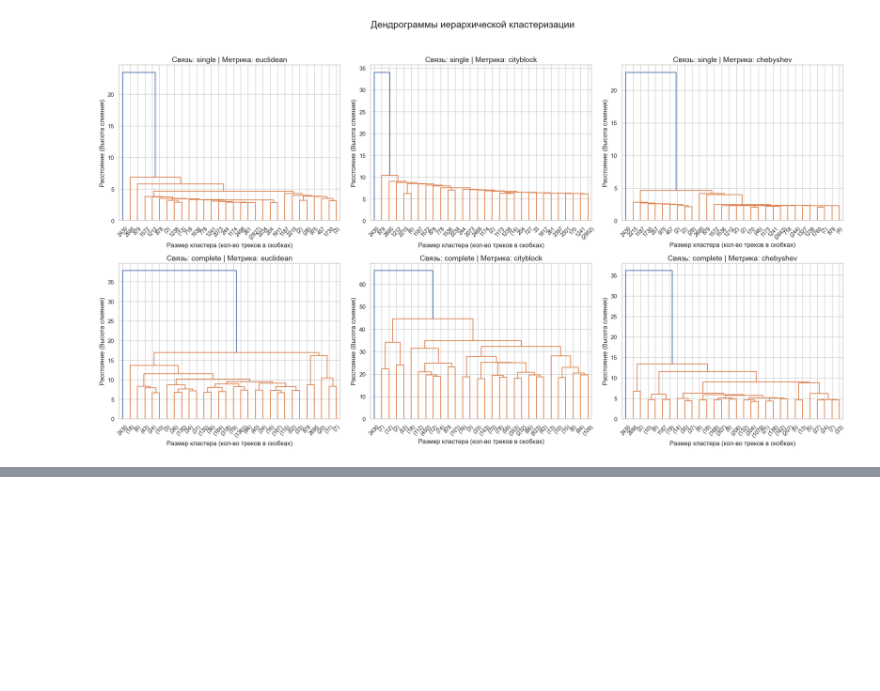
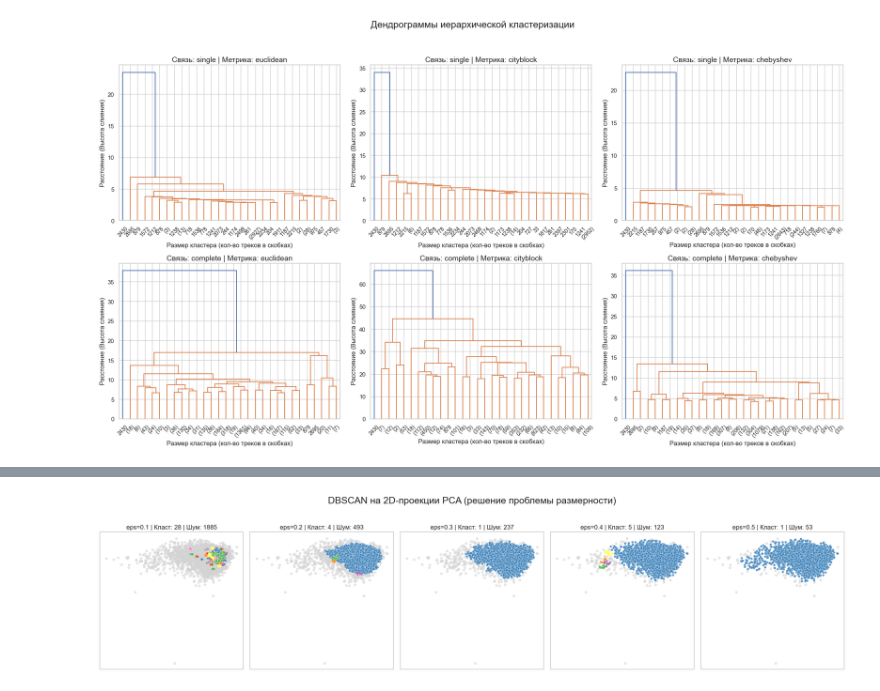
Before and after one commit to danyasedoy/UNI_MAD, a Jupyter notebook: LABWORK_4.ipynb, the cells around one changed output, grey strips where cells are left out. Cells and saved outputs as stored; diff of their text form; code cells hidden in the pictures; blank space fills up the shorter version.

```diff
--- a/LABWORK_4.ipynb
+++ b/LABWORK_4.ipynb
@@ -343,0 +389,54 @@ SyntaxError: unmatched ')' (1736825346.py, line 4)
+# %%
+# Бонус-этап где мы пытаемся заставить работать дбскан в 2д
+
+# Зададим новые, маленькие радиусы, так как в 2д расстояния меньше
+eps_values =[0.1, 0.2, 0.3, 0.4, 0.5]
+min_pts = 10
+
+fig, axes = plt.subplots(1, 5, figsize=(20, 5))
+fig.suptitle('DBSCAN на 2D-проекции PCA (решение проблемы размерности)', fontsize=18)
+
+results_dbscan =[]
+
+for i, current_eps in enumerate(eps_values):
+    # Обучаем DBSCAN на X_pca_2d
+    dbscan = DBSCAN(eps=current_eps, min_samples=min_pts, metric='euclidean')
+    labels_db = dbscan.fit_predict(X_pca_2d)
+
+    n_clusters = len(set(labels_db)) - (1 if -1 in labels_db else 0)
+    n_noise = list(labels_db).count(-1)
+
+    mask = labels_db != -1
+    if len(set(labels_db[mask])) > 1:
+        silhouette = silhouette_score(X_pca_2d[mask], labels_db[mask], metric='euclidean')
+    else:
+        silhouette = 0.0
+
+    # Визуализация
+    ax = axes[i]
+    unique_labels = [str(l) for l in np.unique(labels_db)]
+    custom_palette = sns.color_palette("Set1", len(unique_labels))
+    color_dict = dict(zip(unique_labels, custom_palette))
+    if '-1' in color_dict: color_dict['-1'] = 'lightgrey'
+
+    noise_mask = labels_db == -1
+    ax.scatter(X_pca_2d[noise_mask, 0], X_pca_2d[noise_mask, 1], c='lightgrey', alpha=0.5, s=15)
+
+    cluster_mask = labels_db != -1
+    if np.any(cluster_mask):
+        sns.scatterplot(
+            x=X_pca_2d[cluster_mask, 0],
+            y=X_pca_2d[cluster_mask, 1],
+            hue=labels_db[cluster_mask].astype(str),
+            palette=color_dict,
+            alpha=0.8, s=20, ax=ax, legend=False
+        )
+
+    ax.set_title(f'eps={current_eps} | Класт: {n_clusters} | Шум: {n_noise}', fontsize=12)
+    ax.set_xticks([])
+    ax.set_yticks([])
+
+plt.tight_layout(rect=[0, 0.03, 1, 0.95])
+plt.show()
+# %% [output]
+[figure, added]
```
Also changed, not shown: parts of 9 cells of this notebook, 1 other file.
